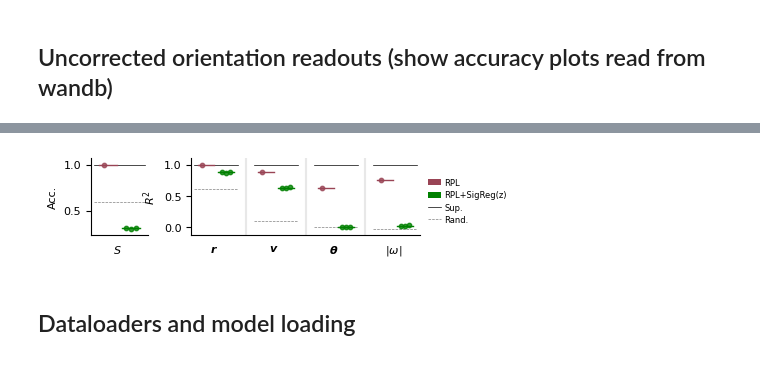
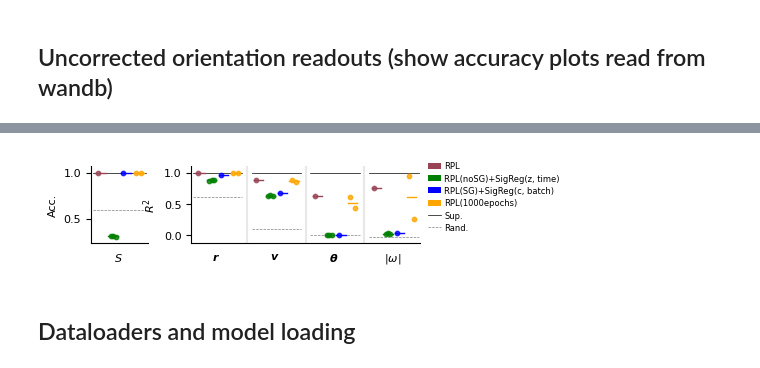
Before and after one commit to matushalak/harpl, a Jupyter notebook: notebooks/2_moving_animals.ipynb, the cells around one changed output, grey strips where cells are left out. Cells and saved outputs as stored; diff of their text form; code cells hidden in the pictures.

```diff
--- a/notebooks/2_moving_animals.ipynb
+++ b/notebooks/2_moving_animals.ipynb
@@ -71,8 +71,9 @@ method_map = {
     'sup': 'supervised',
     'rand': 'random',
     'pred': 'pred',
-    'lejepa': 'Lejepa'
-    # 'inv_sg': 'inv_sg',
+    'lejepa': 'Lejepa',
+    'lejepa2': 'lejepa2',
+    'predFULL': 'predFULL',
     # 'pred-mem': 'pred_ctx_target',
     # 'invZ': 'invZ',
     # 'invC': 'invC',
@@ -221,26 +233,27 @@ results_df
 # %%
 # Create the plot
 fig, axes = plot_advanced_comparison(
     results_df=results_df,
     methods_to_plot=['pred',
-                     'lejepa'
-                    #  'inv_sg'
+                     'lejepa',
+                     'lejepa2',
+                     'predFULL'
                      ],
     baseline_methods=['sup',
                       'rand'
                       ],
     metric_configs=metric_configs,
     method_names=method_names,
     method_colors=method_colors,
     dataset=dataset_to_plot,
     figsize=(4.25, 1.0),
     plot_spacing=0.3,
     point_size=10,
     sharey=True,
     loc_legend=(1.02, 0.1),
 )
 # %% [output]
-[figure, old version]
+[figure, new version]
 # %% [markdown]
 ## Dataloaders and model loading
 # %%
```
Also changed, not shown: parts of 39 cells of this notebook, 27 other files.
